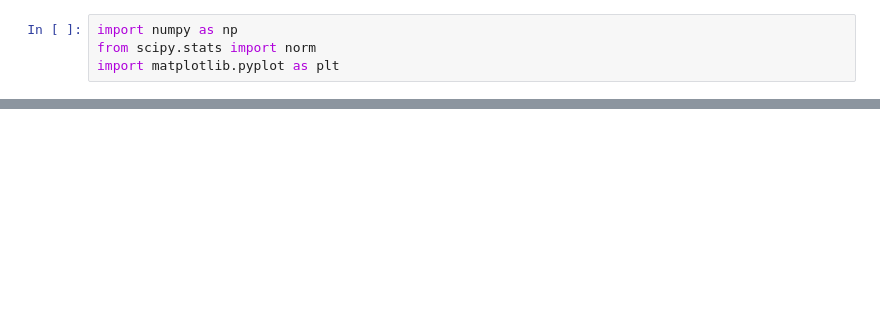
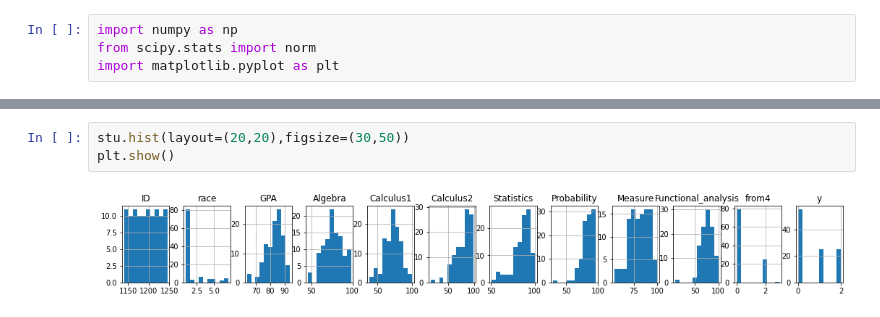
Before and after one commit to Vaishalisweety/python, a Jupyter notebook: Dataset_(02_09_22).ipynb, the cells around one changed output, grey strips where cells are left out. Cells and saved outputs as stored; diff of their text form; blank space fills up the shorter version.

```diff
--- a/Dataset_(02_09_22).ipynb
+++ b/Dataset_(02_09_22).ipynb
@@ -32,0 +103,5 @@ plt.show()
+# %%
+stu.hist(layout=(20,20),figsize=(30,50))
+plt.show()
+# %% [output]
+[figure, added]
```
Also changed, not shown: parts of 36 cells of this notebook.
